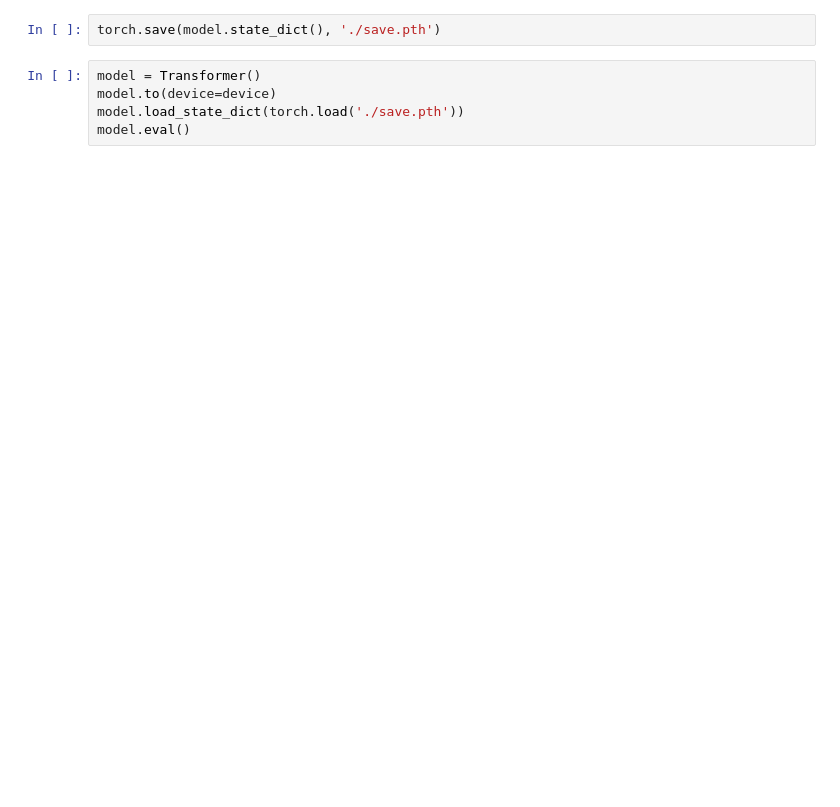
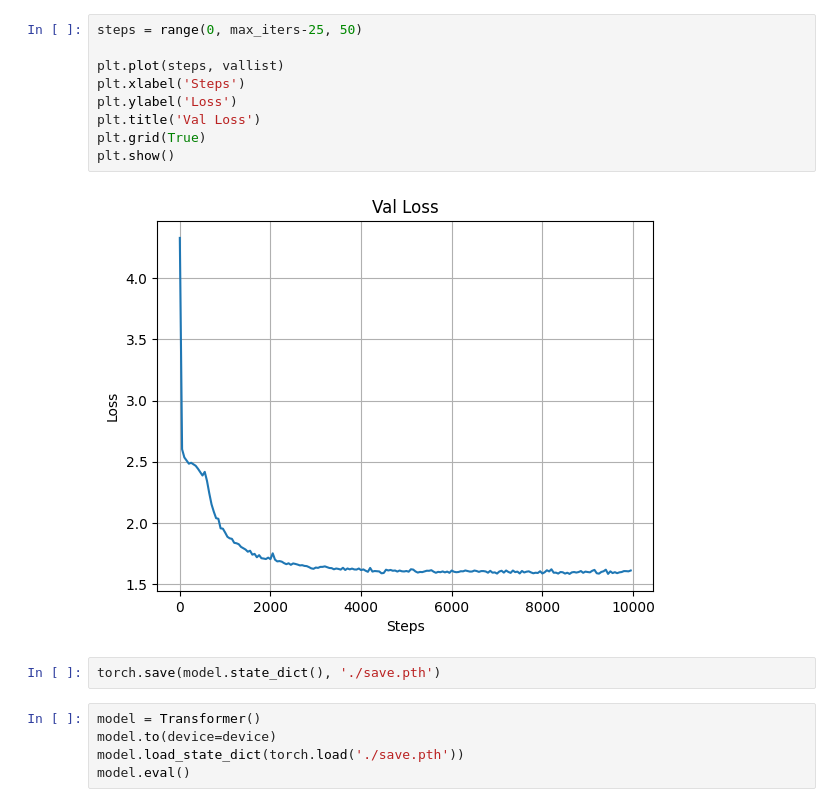
Before and after one commit to voyage-li/ustc_life, a Jupyter notebook: AI/lab2/part_2/src/train.ipynb, the cells around one changed output. Cells and saved outputs as stored; diff of their text form; blank space fills up the shorter version.

```diff
--- a/AI/lab2/part_2/src/train.ipynb
+++ b/AI/lab2/part_2/src/train.ipynb
@@ -238,3 +280,14 @@ step 0: train loss 4.2906, val loss 4.2902
+# %%
+steps = range(0, max_iters-25, 50)
+
+plt.plot(steps, vallist)
+plt.xlabel('Steps')
+plt.ylabel('Loss')
+plt.title('Val Loss')
+plt.grid(True)
+plt.show()
+# %% [output]
+[figure, added]
 # %%
 torch.save(model.state_dict(), './save.pth')
 # %%
```
Also changed, not shown: parts of 5 cells of this notebook, 24 other files.
